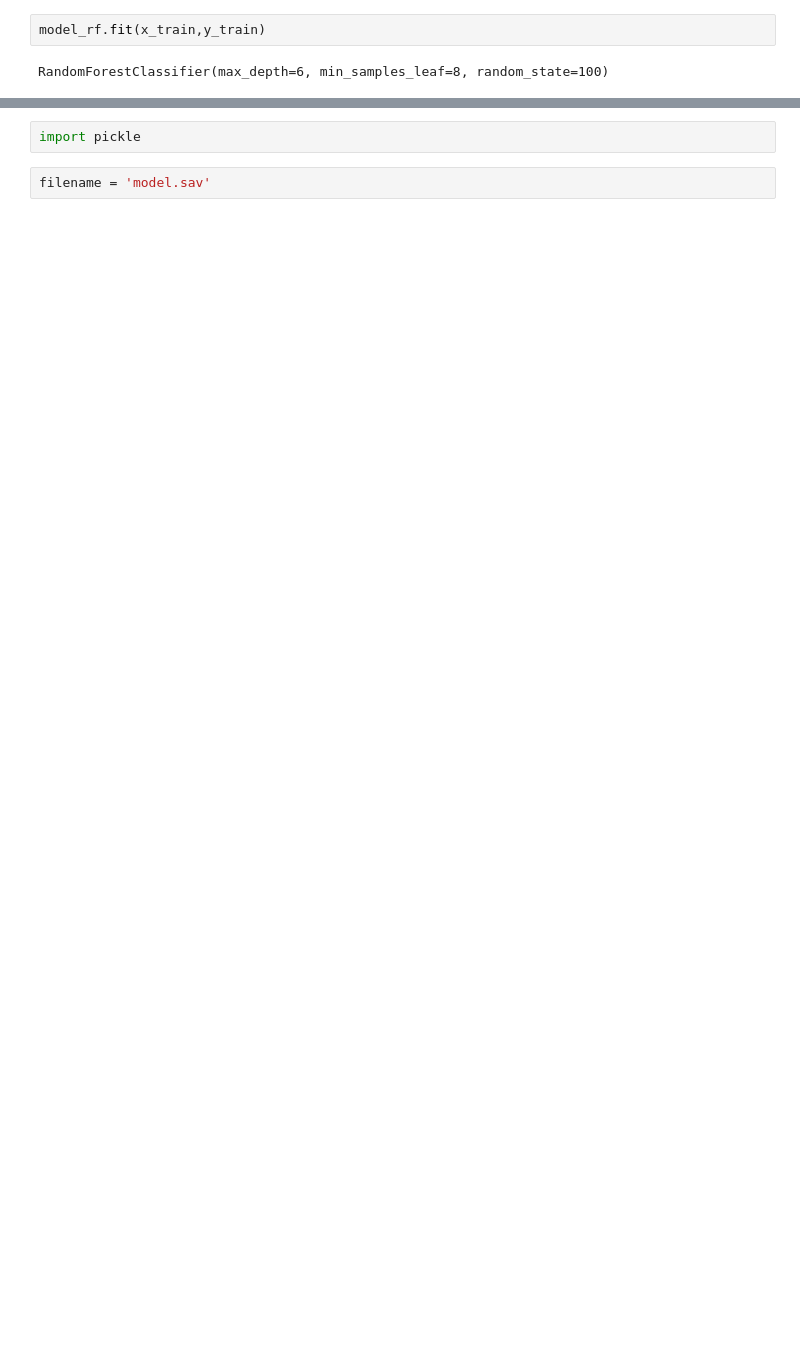
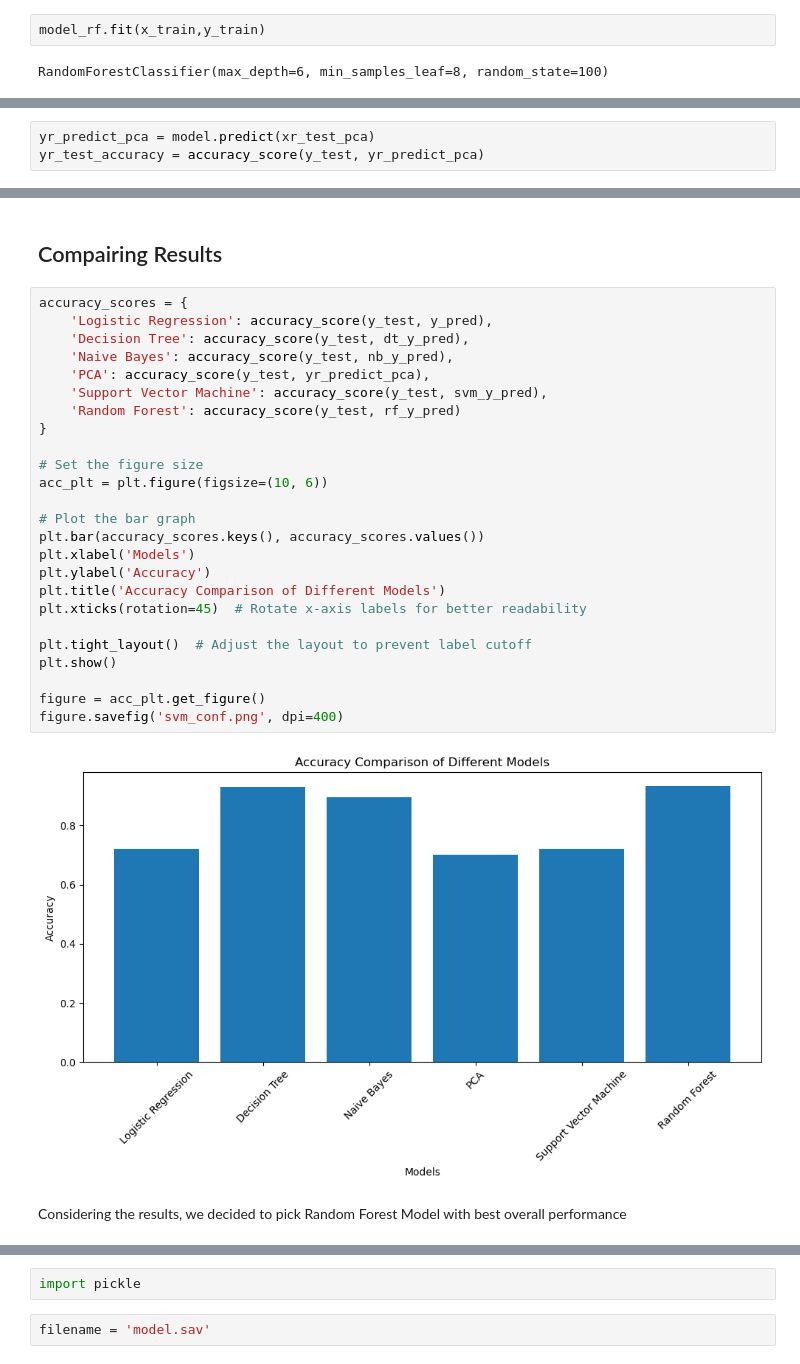
Before and after one commit to sanduni2002/Customer-churn-prediction-system, a Jupyter notebook: Churn Prediction Model.ipynb, the cells around one changed output, grey strips where cells are left out. Drawn from its saved outputs; the diff is of its cells as text; blank space fills up the shorter version.

```diff
--- a/Churn Prediction Model.ipynb
+++ b/Churn Prediction Model.ipynb
@@ -236,0 +274,3 @@ print(metrics.confusion_matrix(yr_test1, yr_predict1))
+# %%
+yr_predict_pca = model.predict(xr_test_pca)
+yr_test_accuracy = accuracy_score(y_test, yr_predict_pca)
@@ -236,0 +496,31 @@ print(metrics.confusion_matrix(yr_test1, yr_predict1))
+# %% [markdown]
+## Compairing Results
+# %%
+accuracy_scores = {
+    'Logistic Regression': accuracy_score(y_test, y_pred),
+    'Decision Tree': accuracy_score(y_test, dt_y_pred),
+    'Naive Bayes': accuracy_score(y_test, nb_y_pred),
+    'PCA': accuracy_score(y_test, yr_predict_pca),
+    'Support Vector Machine': accuracy_score(y_test, svm_y_pred),
+    'Random Forest': accuracy_score(y_test, rf_y_pred)
+}
+
+# Set the figure size
+acc_plt = plt.figure(figsize=(10, 6))
+
+# Plot the bar graph
+plt.bar(accuracy_scores.keys(), accuracy_scores.values())
+plt.xlabel('Models')
+plt.ylabel('Accuracy')
+plt.title('Accuracy Comparison of Different Models')
+plt.xticks(rotation=45)  # Rotate x-axis labels for better readability
+
+plt.tight_layout()  # Adjust the layout to prevent label cutoff
+plt.show()
+
+figure = acc_plt.get_figure()
+figure.savefig('svm_conf.png', dpi=400)
+# %% [output]
+[figure, added]
+# %% [markdown]
+Considering the results, we decided to pick Random Forest Model with best overall performance
```
Also changed, not shown: parts of 90 cells of this notebook, 2 other files.
